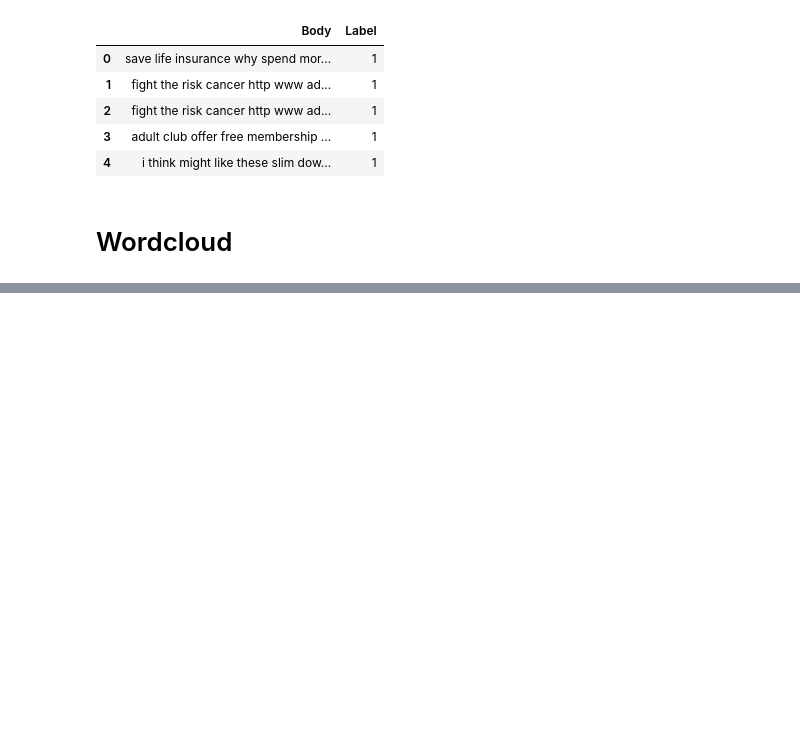
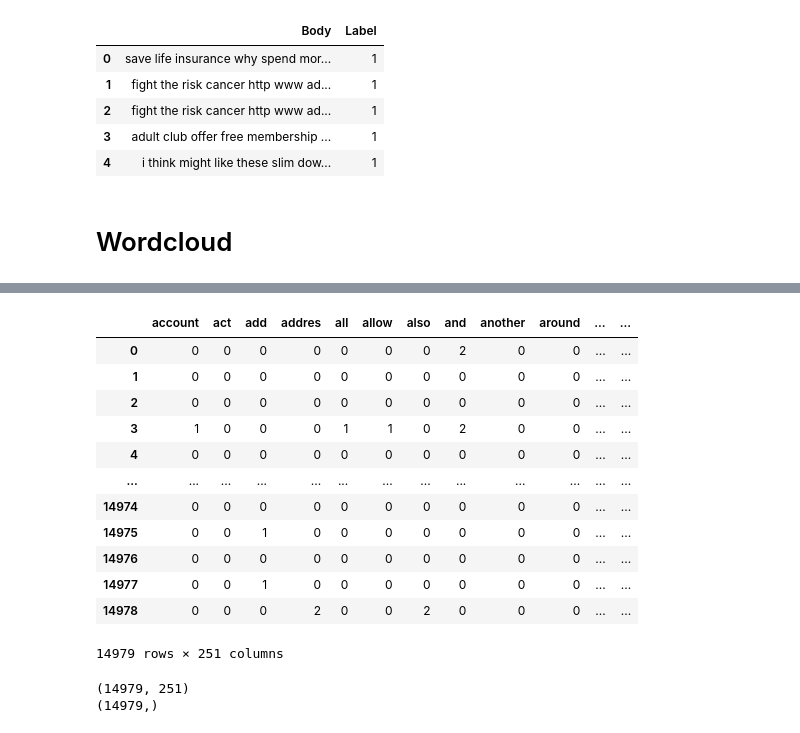
Before and after one commit to andreamalin/LAB02-SDS, a Jupyter notebook: lab.ipynb, the cells around one changed output, grey strips where cells are left out. Drawn from its saved outputs; the diff is of its cells as text; code cells hidden in the pictures; blank space fills up the shorter version.

```diff
--- a/lab.ipynb
+++ b/lab.ipynb
@@ -134,0 +151,31 @@ plt.show()
+# %%
+dataBodyList = data["Body"].to_list()
+# %%
+bv = CountVectorizer(min_df=0.05, max_df=0.8, ngram_range=(1,2))
+bv_matrix = bv.fit_transform(dataBodyList)
+bv_matrix = bv_matrix.toarray()
+vocabulario = bv.get_feature_names()
+df_bv = pd.DataFrame(bv_matrix, columns=vocabulario)
+df_bv
+# %% [output]
+|  | account | act | add | addres | all | allow | also | and | another | around | ... | ... |
+| 0 | 0 | 0 | 0 | 0 | 0 | 0 | 0 | 2 | 0 | 0 | ... | ... |
+| 1 | 0 | 0 | 0 | 0 | 0 | 0 | 0 | 0 | 0 | 0 | ... | ... |
+| 2 | 0 | 0 | 0 | 0 | 0 | 0 | 0 | 0 | 0 | 0 | ... | ... |
+| 3 | 1 | 0 | 0 | 0 | 1 | 1 | 0 | 2 | 0 | 0 | ... | ... |
+| 4 | 0 | 0 | 0 | 0 | 0 | 0 | 0 | 0 | 0 | 0 | ... | ... |
+| ... | ... | ... | ... | ... | ... | ... | ... | ... | ... | ... | ... | ... |
+| 14974 | 0 | 0 | 0 | 0 | 0 | 0 | 0 | 0 | 0 | 0 | ... | ... |
+| 14975 | 0 | 0 | 1 | 0 | 0 | 0 | 0 | 0 | 0 | 0 | ... | ... |
+| 14976 | 0 | 0 | 0 | 0 | 0 | 0 | 0 | 0 | 0 | 0 | ... | ... |
+| 14977 | 0 | 0 | 1 | 0 | 0 | 0 | 0 | 0 | 0 | 0 | ... | ... |
+| 14978 | 0 | 0 | 0 | 2 | 0 | 0 | 2 | 0 | 0 | 0 | ... | ... |
+14979 rows × 251 columns
+# %%
+X = bv_matrix
+y = data['Label']
+print (X.shape)
+print (y.shape)
+# %% [output]
+(14979, 251)
+(14979,)
```
Also changed, not shown: parts of 19 cells of this notebook.
